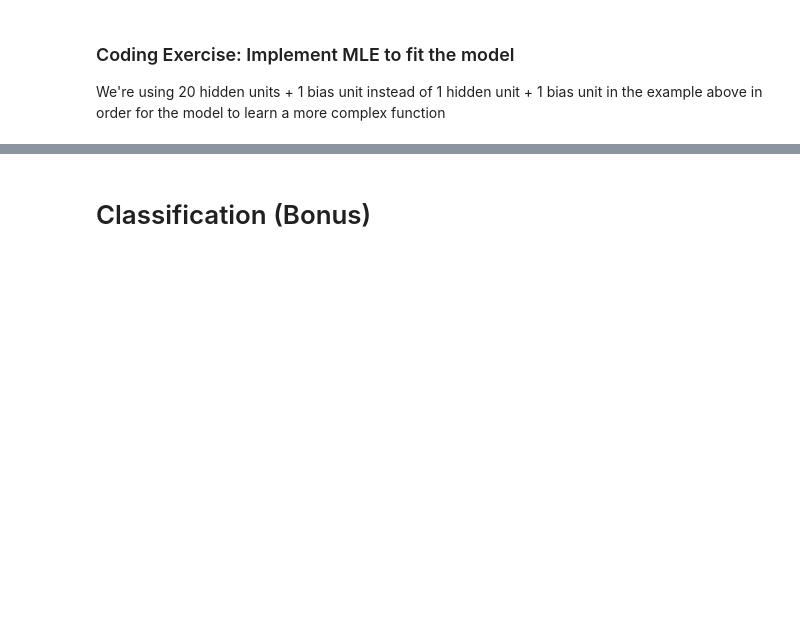
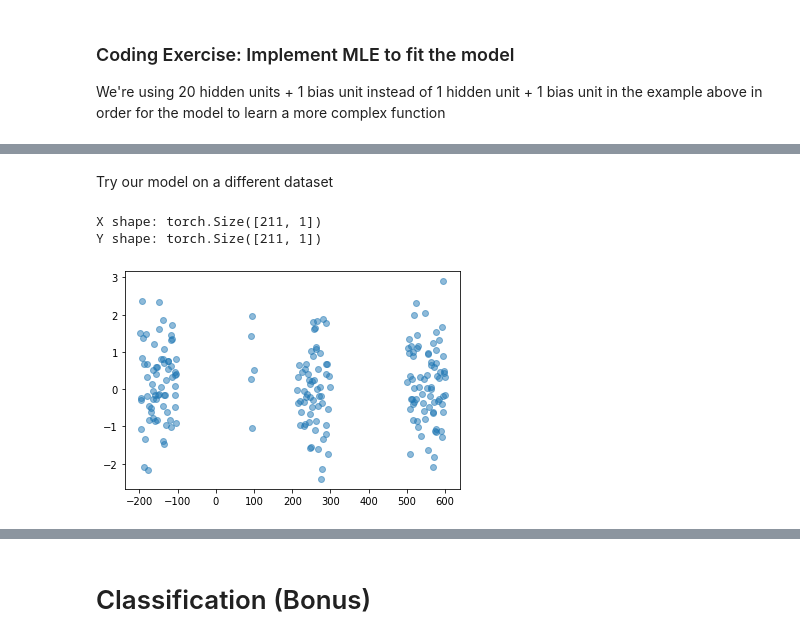
Before and after one commit to YachaySCG/summer_school_2021, a Jupyter notebook: tutorial_day4_bayesian_neural_network.ipynb, the cells around one changed output, grey strips where cells are left out. Cells and saved outputs as stored; diff of their text form; code cells hidden in the pictures; blank space fills up the shorter version.

```diff
--- a/tutorial_day4_bayesian_neural_network.ipynb
+++ b/tutorial_day4_bayesian_neural_network.ipynb
@@ -145,0 +261,12 @@ plt.plot(X.detach().numpy(), m(X).detach().numpy(), alpha=1);
+# %%
+p = torch.distributions.Normal(0, 1)
+q = torch.distributions.Normal(2, 4)
+
+y = q.rsample()
+
+log_py = p.log_prob(y)
+log_qyx = q.log_prob(y)
+
+print('log prob pz: ', log_py, 'prob:', torch.exp(log_py))
+print('log prob qzx: ', log_qyx, 'prob:', torch.exp(log_qyx))
+print('old KL(q||p)=', log_qyx - log_py)
@@ -145,0 +507,48 @@ plt.plot(X.detach().numpy(), m(X).detach().numpy(), alpha=1);
+# %% [markdown]
+Try our model on a different dataset
+# %%
+def load_dataset_2(n=150):
+    '''
+    Generate an artificial dataset in which noise dependent on X
+    Args:
+      n: number of artificial points
+    '''
+    np.random.seed(43)
+
+    w0 = 1/ 20
+    b0 = 5
+    x_range = [-200, 600]
+    dinterval = [[-100, 90], [100,209], [300, 500]]
+
+    x = (x_range[1] - x_range[0]) * np.random.rand(n) + x_range[0]
+    eps = np.random.randn(n)
+    y = eps
+    idx = np.argsort(x)
+    x = x[idx]
+    y = y[idx]
+
+    x_out = []
+    y_out = []
+    for i in range(len(x)):
+      x_out.append(x[i])
+      y_out.append(y[i])
+
+      for interval in dinterval:
+        if interval[0] < x[i] < interval[1]:
+          x_out.pop(-1)
+          y_out.pop(-1)
+          break
+
+    return np.array(x_out)[:, None], np.array(y_out)[:, None]
+
+X, Y = load_dataset_2(500)
+X = torch.tensor(X, dtype=torch.float)
+Y = torch.tensor(Y, dtype=torch.float)
+print('X shape:', X.shape)
+print('Y shape:', Y.shape)
+
+plt.scatter(X, Y, alpha=0.5);
+# %% [output]
+X shape: torch.Size([211, 1])
+Y shape: torch.Size([211, 1])
+[figure, added]
```
Also changed, not shown: parts of 45 cells of this notebook.
